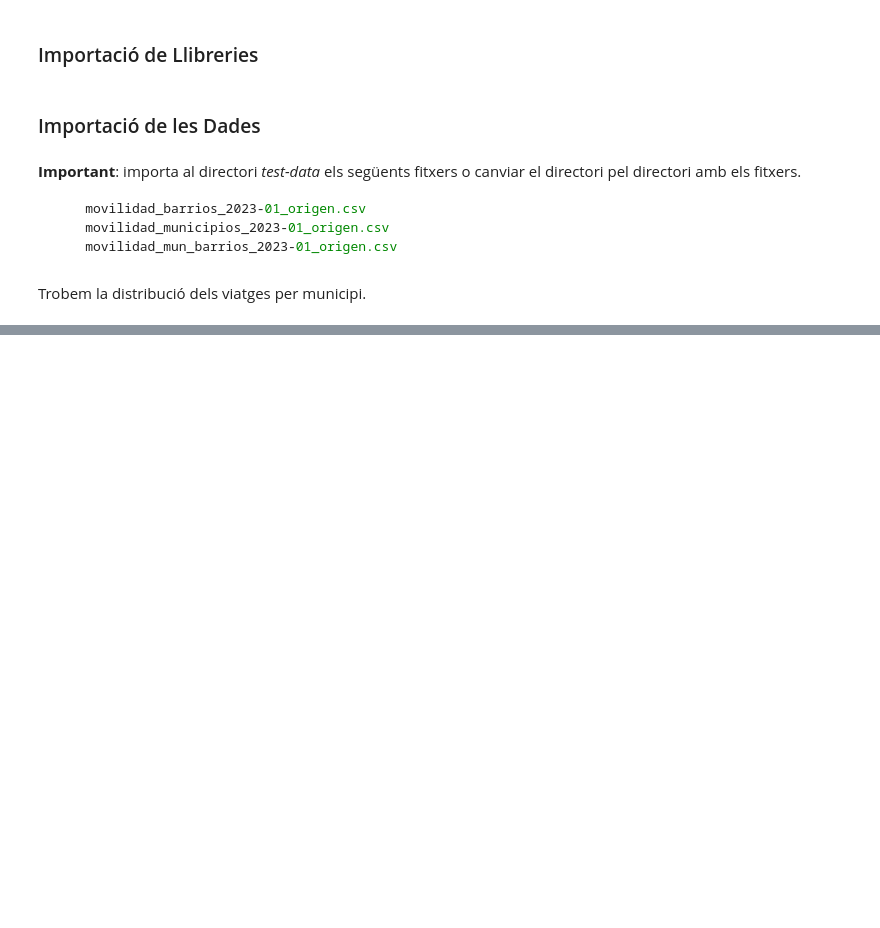
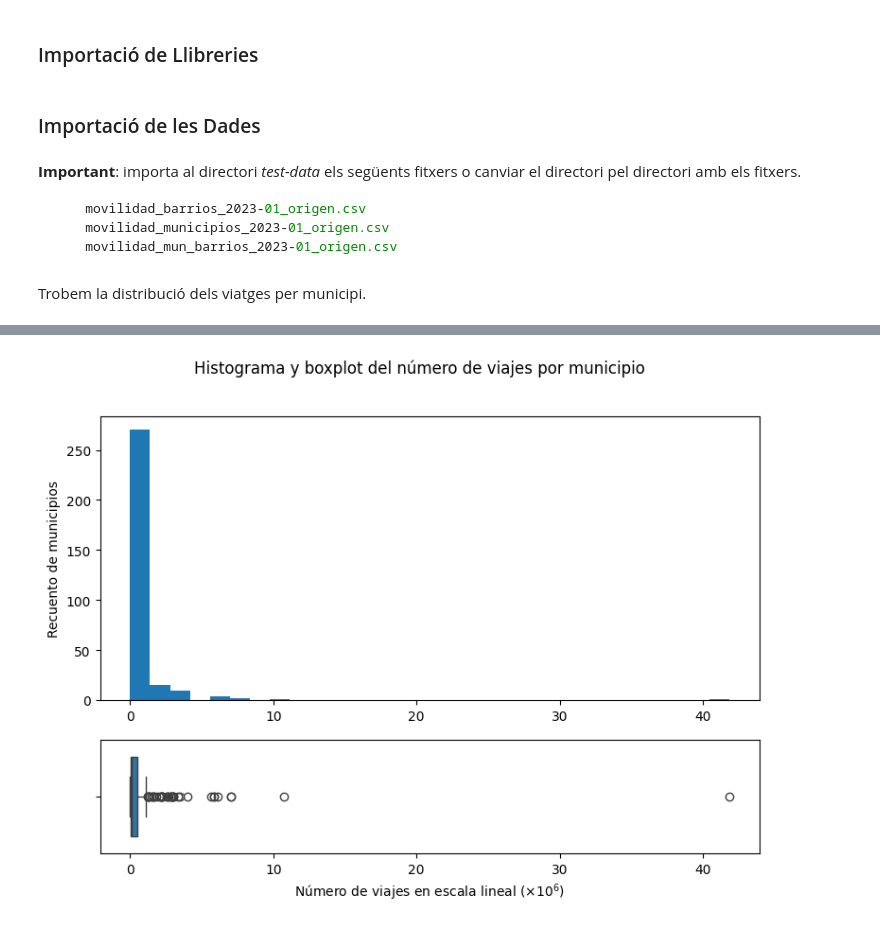
Before and after one commit to jordirubio01/MobiCat, a Jupyter notebook: mobile-challenge-datasets/IT2__DS3__2-Features-Distributions.ipynb, the cells around one changed output, grey strips where cells are left out. Cells and saved outputs as stored; diff of their text form; code cells hidden in the pictures; blank space fills up the shorter version.

```diff
--- a/mobile-challenge-datasets/IT2__DS3__2-Features-Distributions.ipynb
+++ b/mobile-challenge-datasets/IT2__DS3__2-Features-Distributions.ipynb
@@ -70,21 +53,0 @@ municipalities_df
-# %%
-plt.figure(figsize=(9, 5))
-
-plt.hist(
-    x=np.sqrt(municipalities_df["viajes"]),
-    density=True,
-    bins=30,
-)
-
-sns.kdeplot(
-    x=np.sqrt(municipalities_df["viajes"]),
-)
-
-plt.title("Histograma del número de viajes por municipio")
-plt.xlabel("Número de viajes en escala raíz quadrada $(×10^7)$")
-plt.ylabel("Densidad")
-ticks = [0, 1000, 2000, 3000, 4000, 5000, 6000, 7000]
-labels = [t**2/1e7 for t in ticks]
-plt.xticks(ticks, labels)
-
-plt.show()
@@ -141,0 +92,14 @@ plt.show()
+# %%
+plot_histogram_and_boxplot(
+    array=municipalities_df["viajes"],
+    figsize=(9, 6),
+    height_ratios=[5, 2],
+    histogram_bins=30,
+    ticks=(ticks := [0e7, 1e7, 2e7, 3e7, 4e7]),
+    labels=[int(t/1e6) for t in ticks],
+    xlabel="Número de viajes en escala lineal $(×10^6)$",
+    ylabel="Recuento de municipios",
+    title="Histograma y boxplot del número de viajes por municipio",
+)
+# %% [output]
+[figure, added]
```
Also changed, not shown: parts of 7 cells of this notebook, 7 other files.
